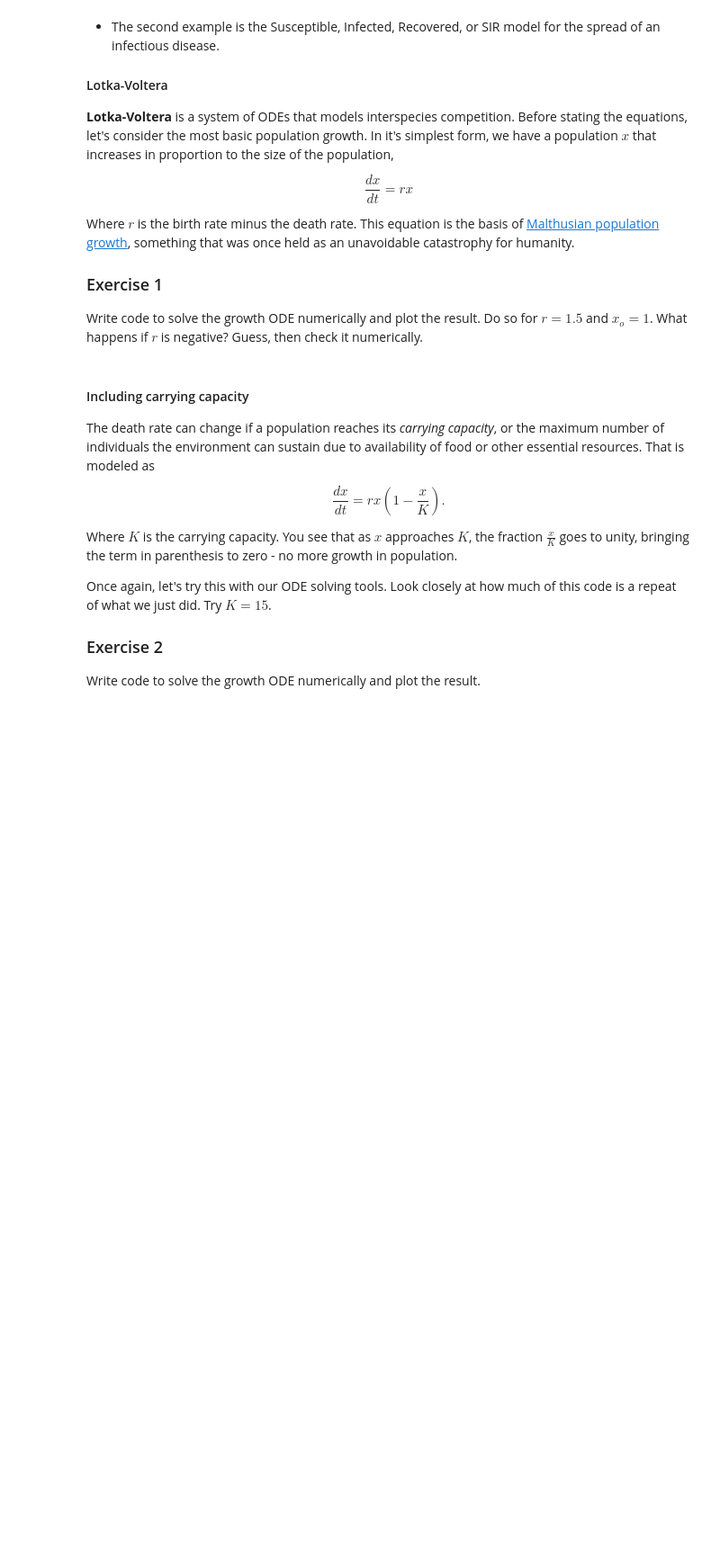
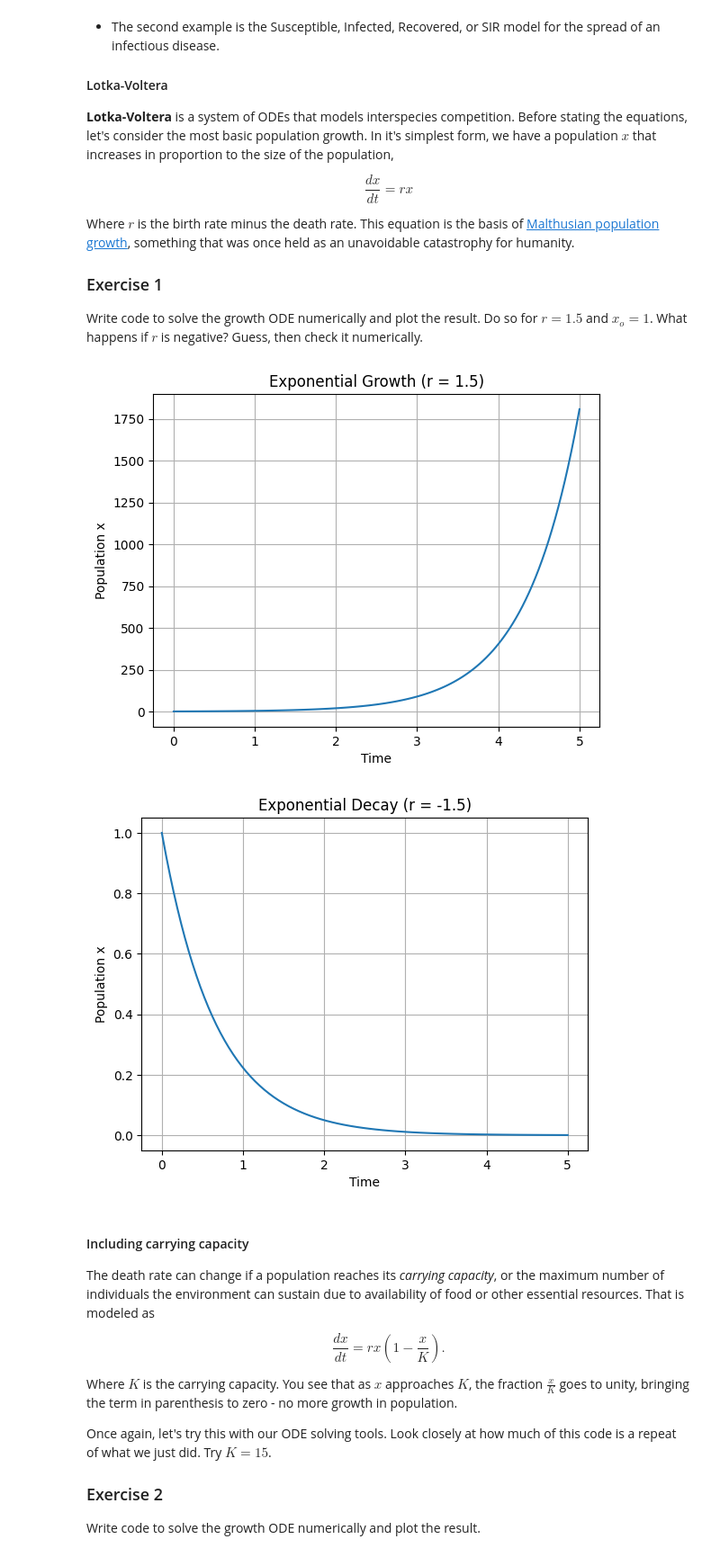
Before and after one commit to Leo-Petersen/ODEs-for-population-and-disease-modelling, a Jupyter notebook: Introduction to Population Modeling_2026Student.ipynb, the cells around one changed output. Shown at 90% size. Saved outputs shown, nothing was run; the diff lists cells and outputs as text; code cells hidden in the pictures; blank space fills up the shorter version.

```diff
--- a/Introduction to Population Modeling_2026Student.ipynb
+++ b/Introduction to Population Modeling_2026Student.ipynb
@@ -17,6 +17,47 @@ Where $r$ is the birth rate minus the death rate. This equation is the basis of
 
 ### Exercise 1
 Write code to solve the growth ODE numerically and plot the result. Do so for $r= 1.5$ and $x_o = 1$. What happens if $r$ is negative? Guess, then check it numerically.
+# %%
+import numpy as np
+import matplotlib.pyplot as plt
+from ode import solve_ode
+
+# Define the growth ODE: dx/dt = r*x
+def growth(t, y, p):
+    r = p['r']
+    return np.array([r * y[0]])
+
+# Parameters
+p = {'r': 1.5}
+y0 = [1.0]
+t_span = (0, 5)
+
+t, y = solve_ode(growth, t_span, y0, 'rk45', p)
+
+plt.figure()
+plt.plot(t, y[:, 0])
+plt.xlabel('Time')
+plt.ylabel('Population x')
+plt.title('Exponential Growth (r = 1.5)')
+plt.grid(True)
+plt.show()
+
+# Now try with negative r
+p_neg = {'r': -1.5}
+t2, y2 = solve_ode(growth, t_span, y0, 'rk45', p_neg)
+
+plt.figure()
+plt.plot(t2, y2[:, 0])
+plt.xlabel('Time')
+plt.ylabel('Population x')
+plt.title('Exponential Decay (r = -1.5)')
+plt.grid(True)
+plt.show()
+
+# With negative r, the population decays exponentially toward zero.
+# %% [output]
+[figure, added]
+[figure, added]
 # %% [markdown]
 #### Including carrying capacity
 The death rate can change if a population reaches its *carrying capacity*, or the maximum number of individuals the environment can sustain due to availability of food or other
```
Also changed, not shown: parts of 4 cells of this notebook, 1 other file.
